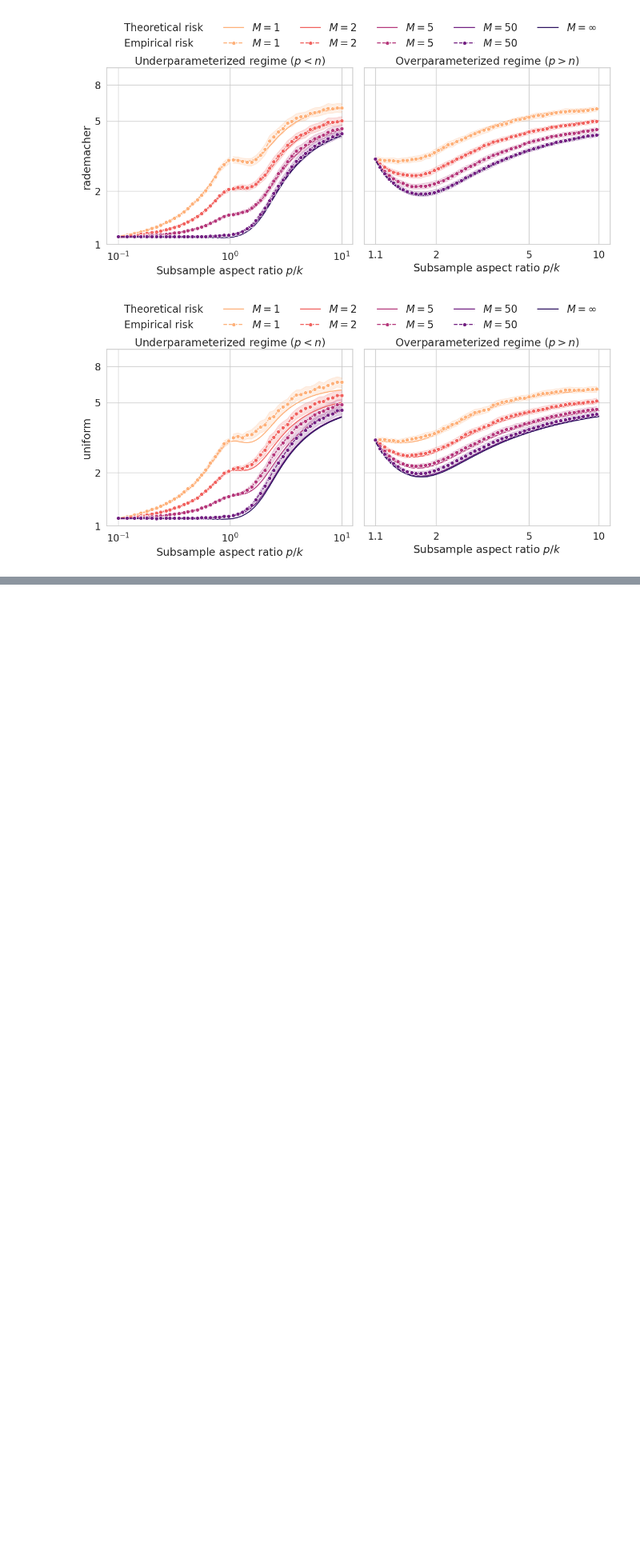
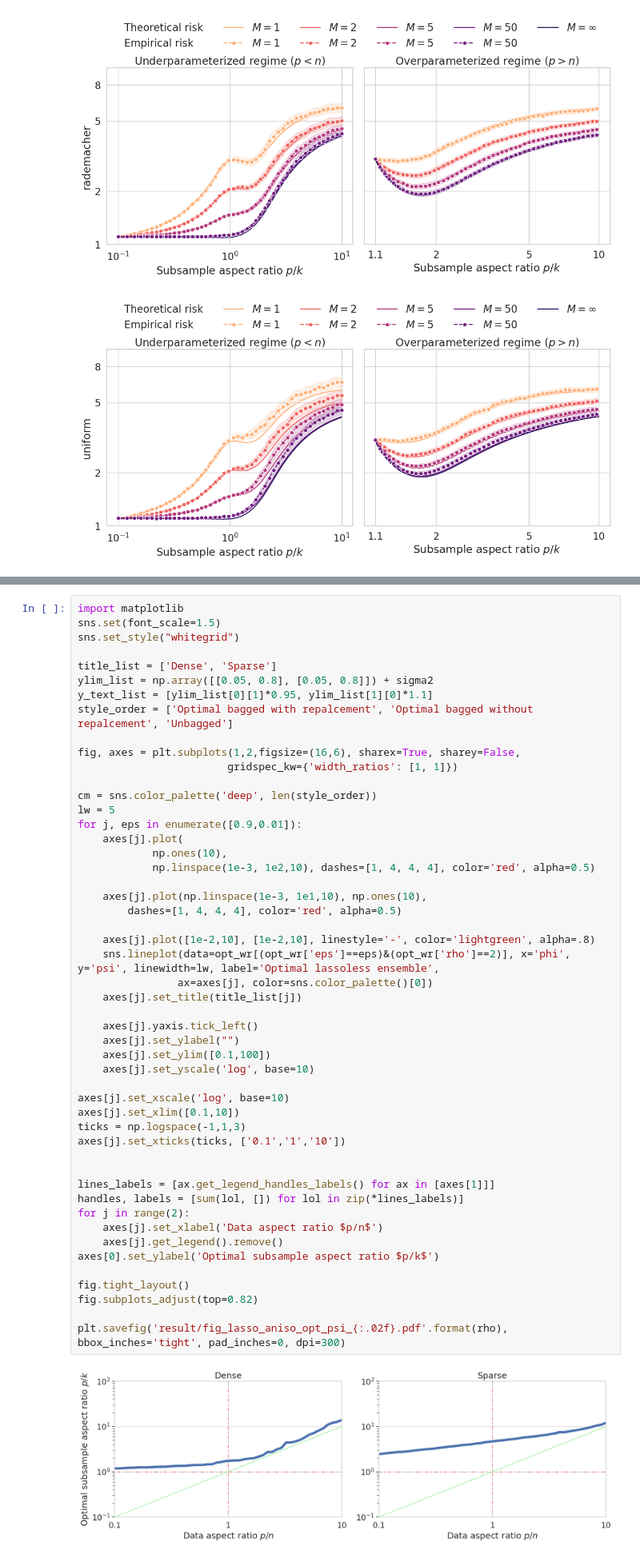
Before and after one commit to jaydu1/subagging-asymptotics, a Jupyter notebook: Plot.ipynb, the cells around one changed output, grey strips where cells are left out. Shown at 80% size. Drawn from its saved outputs; the diff is of its cells as text; blank space fills up the shorter version.

```diff
--- a/Plot.ipynb
+++ b/Plot.ipynb
@@ -1395,0 +1432,52 @@ plt.savefig('result/fig_opt_risk_{:.02f}_aniso.pdf'.format(rho), bbox_inches='ti
+# %%
+import matplotlib
+sns.set(font_scale=1.5)
+sns.set_style("whitegrid")
+
+title_list = ['Dense', 'Sparse']
+ylim_list = np.array([[0.05, 0.8], [0.05, 0.8]]) + sigma2
+y_text_list = [ylim_list[0][1]*0.95, ylim_list[1][0]*1.1]
+style_order = ['Optimal bagged with repalcement', 'Optimal bagged without repalcement', 'Unbagged']
+
+fig, axes = plt.subplots(1,2,figsize=(16,6), sharex=True, sharey=False,
+                        gridspec_kw={'width_ratios': [1, 1]})
+
+cm = sns.color_palette('deep', len(style_order))
+lw = 5
+for j, eps in enumerate([0.9,0.01]):
+    axes[j].plot(
+            np.ones(10),
+            np.linspace(1e-3, 1e2,10), dashes=[1, 4, 4, 4], color='red', alpha=0.5)
+
+    axes[j].plot(np.linspace(1e-3, 1e1,10), np.ones(10),
+        dashes=[1, 4, 4, 4], color='red', alpha=0.5)
+
+    axes[j].plot([1e-2,10], [1e-2,10], linestyle='-', color='lightgreen', alpha=.8)
+    sns.lineplot(data=opt_wr[(opt_wr['eps']==eps)&(opt_wr['rho']==2)], x='phi', y='psi', linewidth=lw, label='Optimal lassoless ensemble',
+                ax=axes[j], color=sns.color_palette()[0])
+    axes[j].set_title(title_list[j])
+
+    axes[j].yaxis.tick_left()
+    axes[j].set_ylabel("")
+    axes[j].set_ylim([0.1,100])
+    axes[j].set_yscale('log', base=10)
+
+axes[j].set_xscale('log', base=10)
+axes[j].set_xlim([0.1,10])
+ticks = np.logspace(-1,1,3)
+axes[j].set_xticks(ticks, ['0.1','1','10'])
+
+
+lines_labels = [ax.get_legend_handles_labels() for ax in [axes[1]]]
+handles, labels = [sum(lol, []) for lol in zip(*lines_labels)]
+for j in range(2):
+    axes[j].set_xlabel('Data aspect ratio $p/n$')
+    axes[j].get_legend().remove()
+axes[0].set_ylabel('Optimal subsample aspect ratio $p/k$')
+
+fig.tight_layout()
+fig.subplots_adjust(top=0.82)
+
+plt.savefig('result/fig_lasso_aniso_opt_psi_{:.02f}.pdf'.format(rho), bbox_inches='tight', pad_inches=0, dpi=300)
+# %% [output]
+[figure, added]
```
Also changed, not shown: parts of 16 cells of this notebook, 2 other files.
